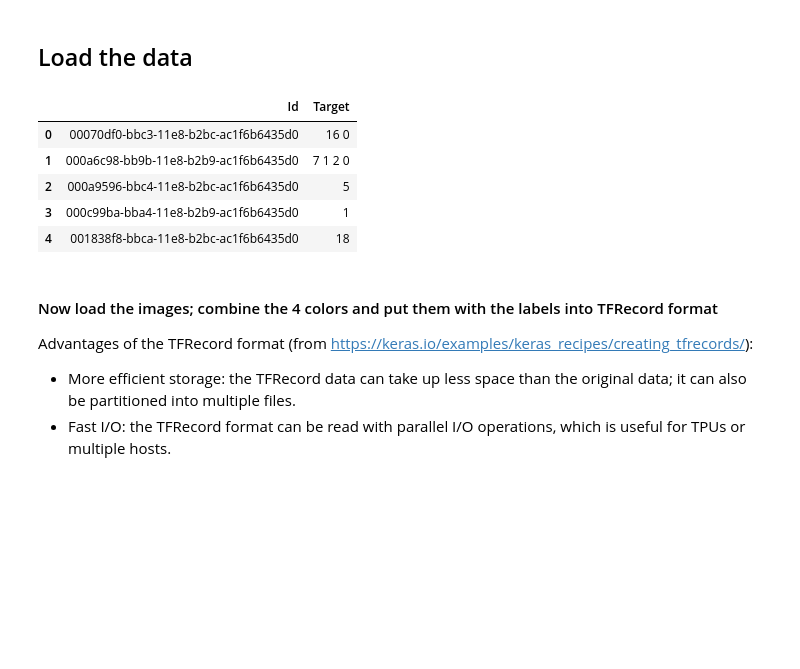
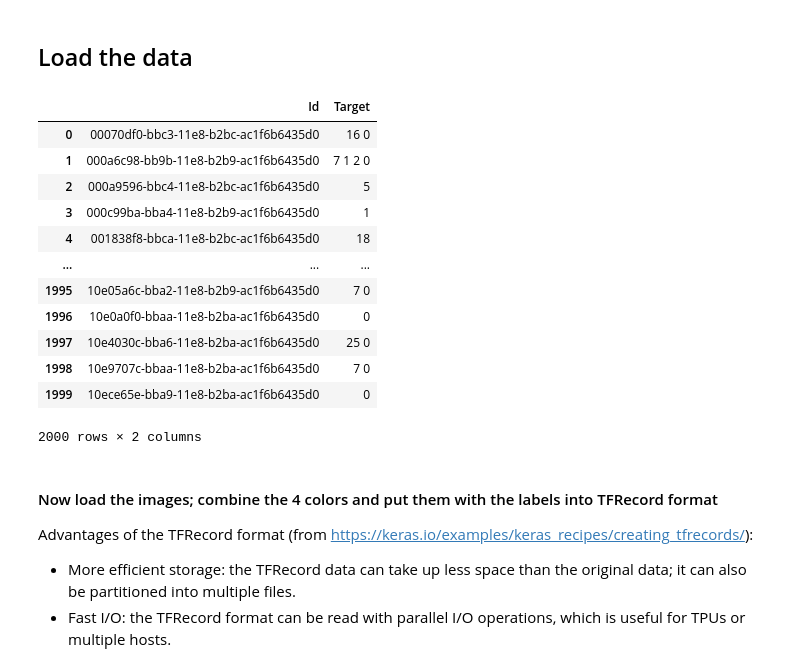
Before and after one commit to reneebrecht/human-protein-atlas-image-classification, a Jupyter notebook: notebooks/Draft_Embeddings_and_KNN_Model.ipynb, the cells around one changed output. Drawn from its saved outputs; the diff is of its cells as text; code cells hidden in the pictures; blank space fills up the shorter version.

```diff
--- a/notebooks/Draft_Embeddings_and_KNN_Model.ipynb
+++ b/notebooks/Draft_Embeddings_and_KNN_Model.ipynb
@@ -30,15 +30,22 @@ sns.set_context("notebook") # paper, notebook, talk, and poster
 # %%
 # first load the training labels
 train_labels = pd.read_csv("../data/train.csv")
-train_labels = train_labels[0:5]
+train_labels = train_labels[0:2000]
 train_labels
 # %% [output]
 |  | Id | Target |
 | 0 | 00070df0-bbc3-11e8-b2bc-ac1f6b6435d0 | 16 0 |
 | 1 | 000a6c98-bb9b-11e8-b2b9-ac1f6b6435d0 | 7 1 2 0 |
 | 2 | 000a9596-bbc4-11e8-b2bc-ac1f6b6435d0 | 5 |
 | 3 | 000c99ba-bba4-11e8-b2b9-ac1f6b6435d0 | 1 |
 | 4 | 001838f8-bbca-11e8-b2bc-ac1f6b6435d0 | 18 |
+| ... | ... | ... |
+| 1995 | 10e05a6c-bba2-11e8-b2b9-ac1f6b6435d0 | 7 0 |
+| 1996 | 10e0a0f0-bbaa-11e8-b2ba-ac1f6b6435d0 | 0 |
+| 1997 | 10e4030c-bba6-11e8-b2ba-ac1f6b6435d0 | 25 0 |
+| 1998 | 10e9707c-bbaa-11e8-b2ba-ac1f6b6435d0 | 7 0 |
+| 1999 | 10ece65e-bba9-11e8-b2ba-ac1f6b6435d0 | 0 |
+2000 rows × 2 columns
 # %% [markdown]
 #### Now load the images; combine the 4 colors and put them with the labels into TFRecord format
 
```
Also changed, not shown: parts of 3 cells of this notebook.
